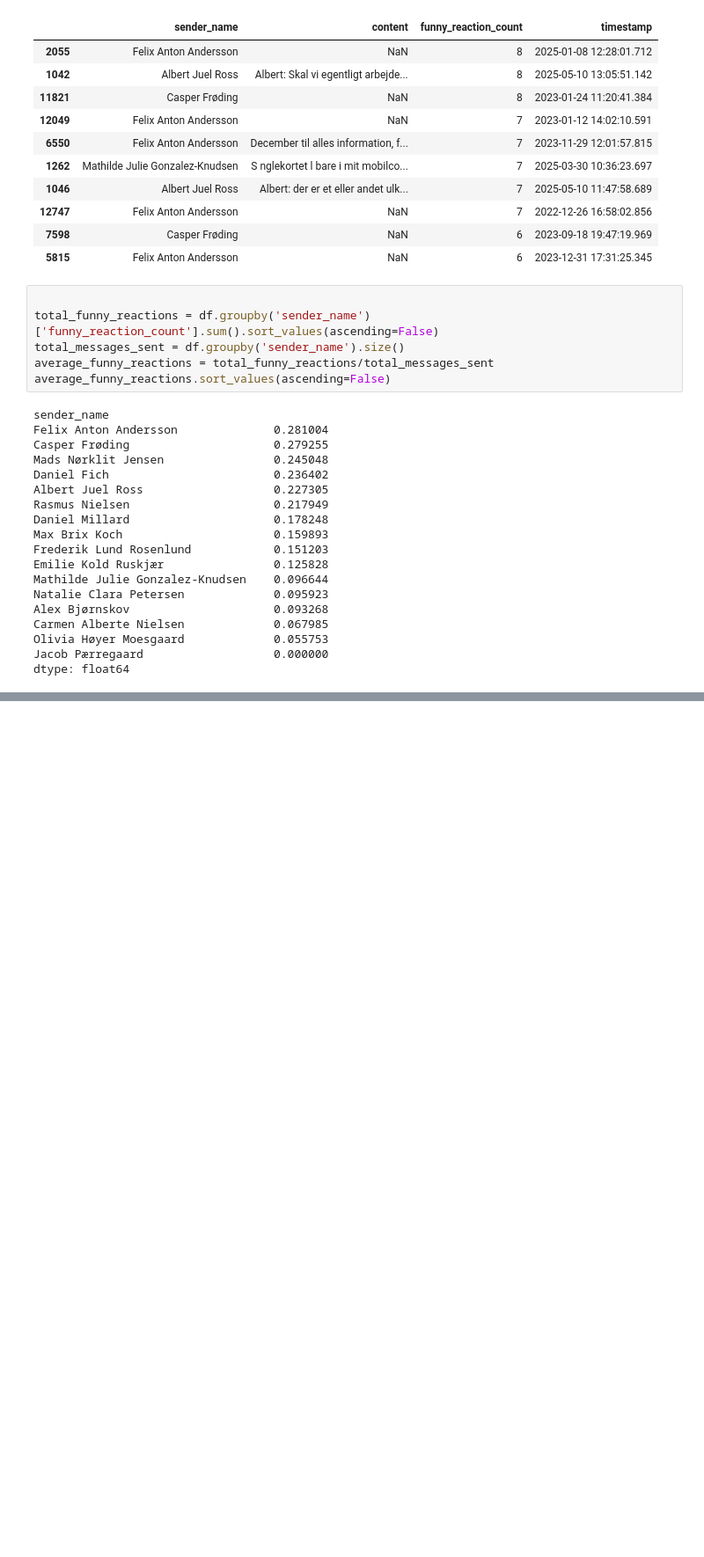
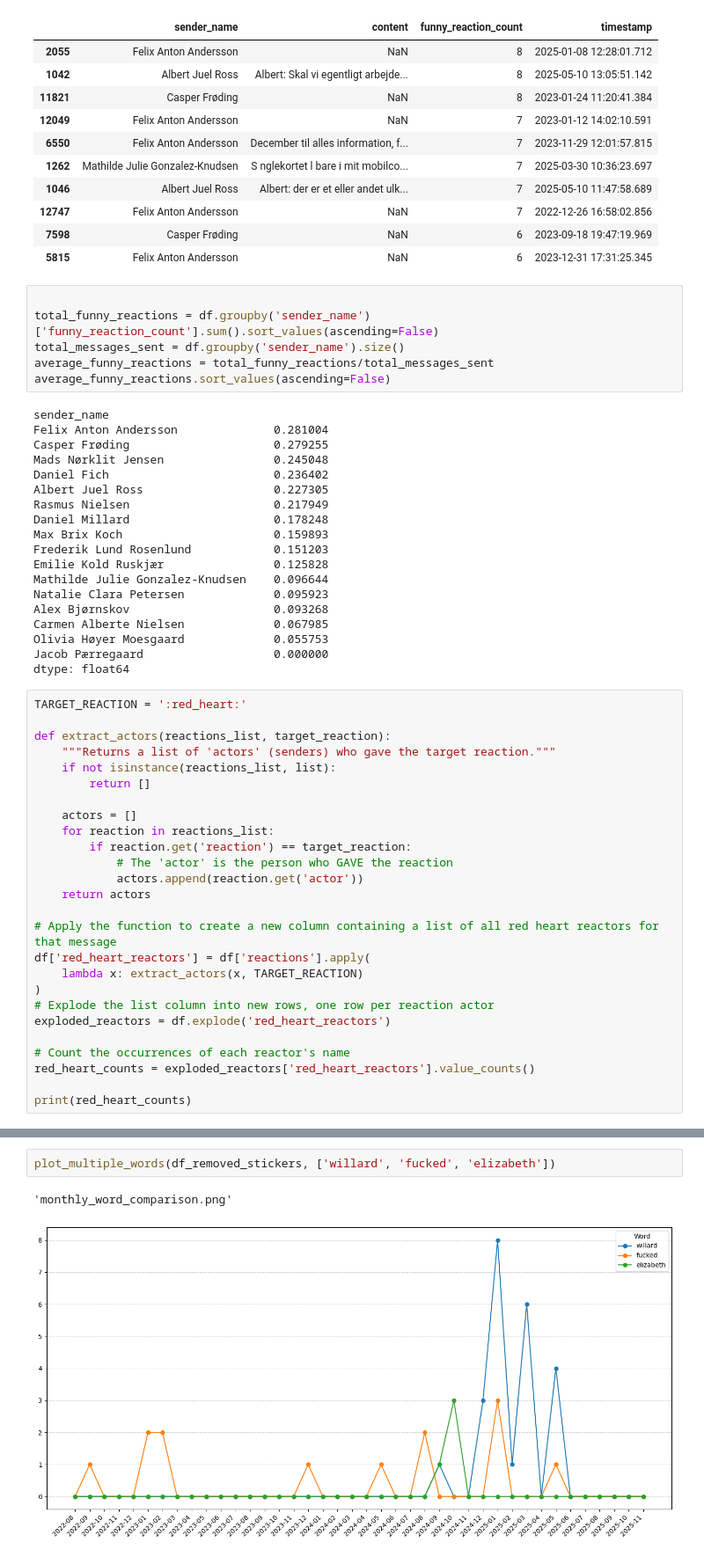
Before and after one commit to AlbertRossJoh/swuchat, a Jupyter notebook: analysis.ipynb, the cells around one changed output, grey strips where cells are left out. Shown at 88% size. Cells and saved outputs as stored; diff of their text form; blank space fills up the shorter version.

```diff
--- a/analysis.ipynb
+++ b/analysis.ipynb
@@ -330,3 +330,29 @@ Carmen Alberte Nielsen             0.067985
 Olivia Høyer Moesgaard             0.055753
 Jacob Pærregaard                   0.000000
 dtype: float64
+# %%
+TARGET_REACTION = ':red_heart:'
+
+def extract_actors(reactions_list, target_reaction):
+    """Returns a list of 'actors' (senders) who gave the target reaction."""
+    if not isinstance(reactions_list, list):
+        return []
+
+    actors = []
+    for reaction in reactions_list:
+        if reaction.get('reaction') == target_reaction:
+            # The 'actor' is the person who GAVE the reaction
+            actors.append(reaction.get('actor'))
+    return actors
+
+# Apply the function to create a new column containing a list of all red heart reactors for that message
+df['red_heart_reactors'] = df['reactions'].apply(
+    lambda x: extract_actors(x, TARGET_REACTION)
+)
+# Explode the list column into new rows, one row per reaction actor
+exploded_reactors = df.explode('red_heart_reactors')
+
+# Count the occurrences of each reactor's name
+red_heart_counts = exploded_reactors['red_heart_reactors'].value_counts()
+
+print(red_heart_counts)
@@ -332,0 +449,5 @@ dtype: float64
+# %%
+plot_multiple_words(df_removed_stickers, ['willard', 'fucked', 'elizabeth'])
+# %% [output]
+'monthly_word_comparison.png'
+[figure, added]
```
Also changed, not shown: parts of 7 cells of this notebook.
